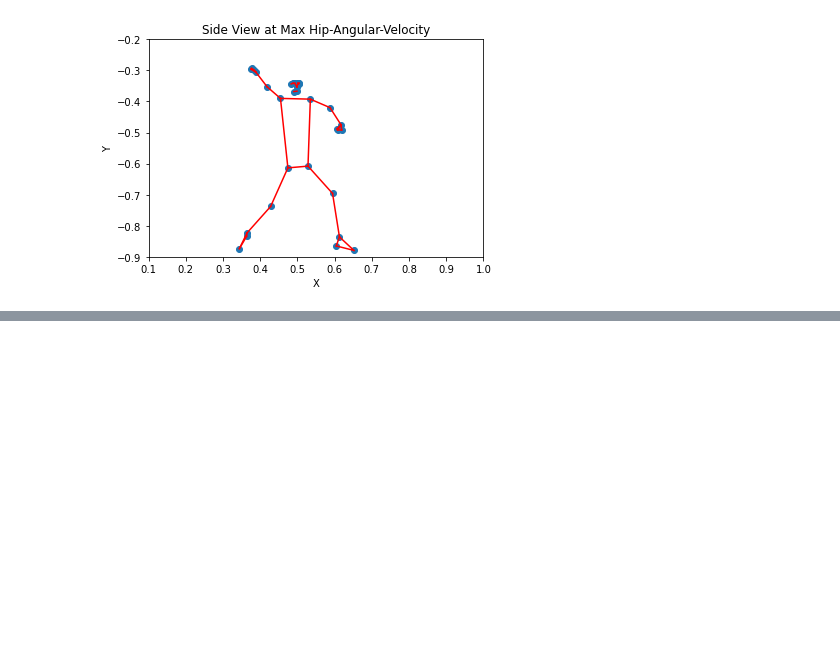
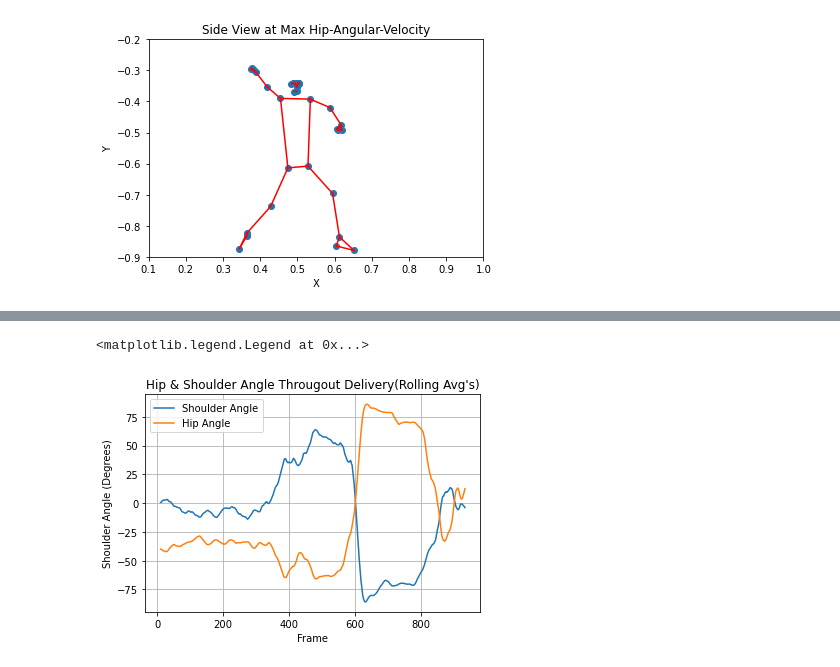
Before and after one commit to TimBrownDataSci/BioMechanics, a Jupyter notebook: PoseDetection.ipynb, the cells around one changed output, grey strips where cells are left out. Cells and saved outputs as stored; diff of their text form; code cells hidden in the pictures; blank space fills up the shorter version.

```diff
--- a/PoseDetection.ipynb
+++ b/PoseDetection.ipynb
@@ -314,0 +346,11 @@ At Frame:610 the hips rotate at 16.5 radians/second
+# %%
+plt.plot(np.arange(10,len(shoulder_rolling)-10),shoulder_rolling[10:-10], label = "Shoulder Angle")
+plt.plot(np.arange(10,len(hip_rolling)-10),hip_rolling[10:-10], label = "Hip Angle")
+plt.xlabel("Frame")
+plt.ylabel("Shoulder Angle (Degrees)")
+plt.title("Hip & Shoulder Angle Througout Delivery(Rolling Avg's)")
+plt.grid()
+plt.legend()
+# %% [output]
+<matplotlib.legend.Legend at 0x...>
+[figure, added]
```
Also changed, not shown: parts of 9 cells of this notebook.
